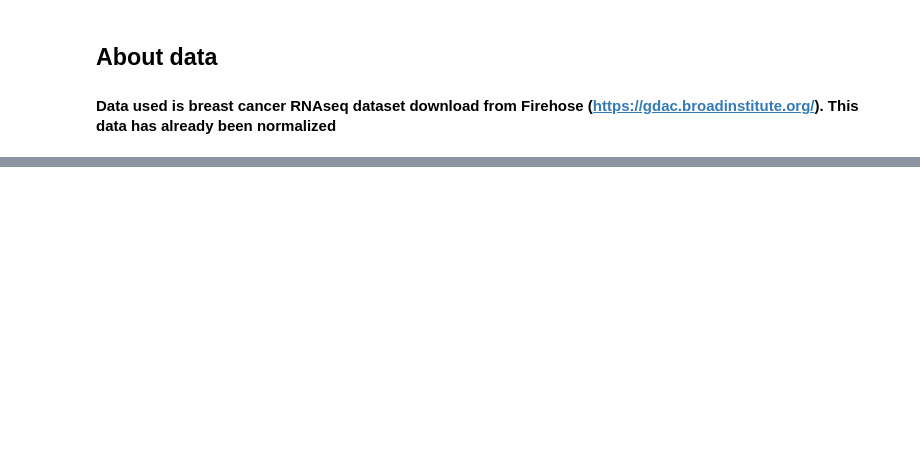
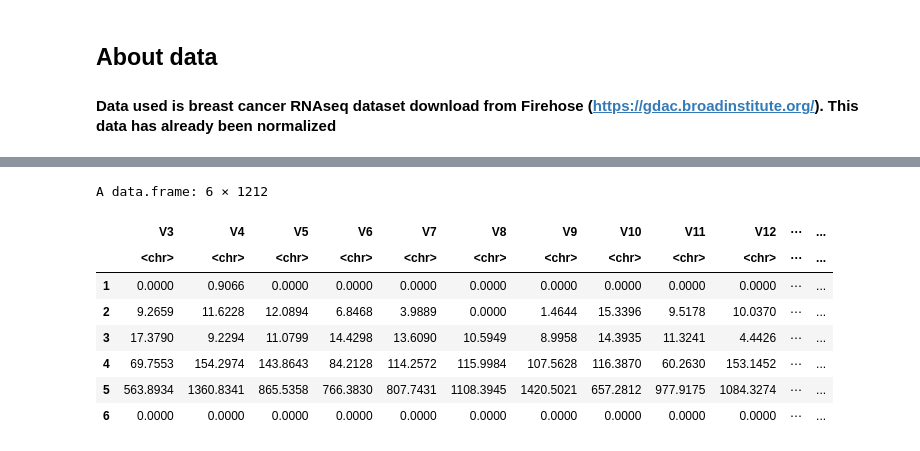
Before and after one commit to Luq16/Predict-disease-from-gene-expression-data, a Jupyter notebook: notebook.ipynb, the cells around one changed output, grey strips where cells are left out. Drawn from its saved outputs; the diff is of its cells as text; code cells hidden in the pictures; blank space fills up the shorter version.

Commit message:
Data preprocessing

```diff
--- a/notebook.ipynb
+++ b/notebook.ipynb
@@ -39,4 +32,5 @@ A data.frame: 6 × 1213
 # %%
-# Patient IDs
-IDs <- read.table("BRCA.rnaseqv2__illuminahiseq_rnaseqv2__unc_edu__Level_3__RSEM_genes_normalized__data.data.txt",
-            header = F, fill = T, nrows = 1)
+# read dataset
+data_set <- read.table("BRCA.rnaseqv2__illuminahiseq_rnaseqv2__unc_edu__Level_3__RSEM_genes_normalized__data.data.txt",
+            header = F, fill = T)
+head(data_set)
@@ -42,0 +47,5 @@ IDs <- read.table("BRCA.rnaseqv2__illuminahiseq_rnaseqv2__unc_edu__Level_3__RSEM
+# %%
+# drop first 2 columns
+data_set <- data_set %>%
+             select(-c(1,2)) # drop hybridization and REF columns
+head(data_set)
@@ -42,0 +62,15 @@ IDs <- read.table("BRCA.rnaseqv2__illuminahiseq_rnaseqv2__unc_edu__Level_3__RSEM
+# %%
+# The top 2 rows of data_set contains additional header informations that are not needed for downstream analysis.
+mrna_data <- data_set %>%
+             slice(-c(1,2)) #drop top 2 rows
+head(mrna_data)
+# %% [output]
+A data.frame: 6 × 1212
+|  | V3 | V4 | V5 | V6 | V7 | V8 | V9 | V10 | V11 | V12 | ⋯ | ... |
+|  | <chr> | <chr> | <chr> | <chr> | <chr> | <chr> | <chr> | <chr> | <chr> | <chr> | ⋯ | ... |
+| 1 | 0.0000 | 0.9066 | 0.0000 | 0.0000 | 0.0000 | 0.0000 | 0.0000 | 0.0000 | 0.0000 | 0.0000 | ⋯ | ... |
+| 2 | 9.2659 | 11.6228 | 12.0894 | 6.8468 | 3.9889 | 0.0000 | 1.4644 | 15.3396 | 9.5178 | 10.0370 | ⋯ | ... |
+| 3 | 17.3790 | 9.2294 | 11.0799 | 14.4298 | 13.6090 | 10.5949 | 8.9958 | 14.3935 | 11.3241 | 4.4426 | ⋯ | ... |
+| 4 | 69.7553 | 154.2974 | 143.8643 | 84.2128 | 114.2572 | 115.9984 | 107.5628 | 116.3870 | 60.2630 | 153.1452 | ⋯ | ... |
+| 5 | 563.8934 | 1360.8341 | 865.5358 | 766.3830 | 807.7431 | 1108.3945 | 1420.5021 | 657.2812 | 977.9175 | 1084.3274 | ⋯ | ... |
+| 6 | 0.0000 | 0.0000 | 0.0000 | 0.0000 | 0.0000 | 0.0000 | 0.0000 | 0.0000 | 0.0000 | 0.0000 | ⋯ | ... |
```
Also changed, not shown: parts of 12 cells of this notebook.
